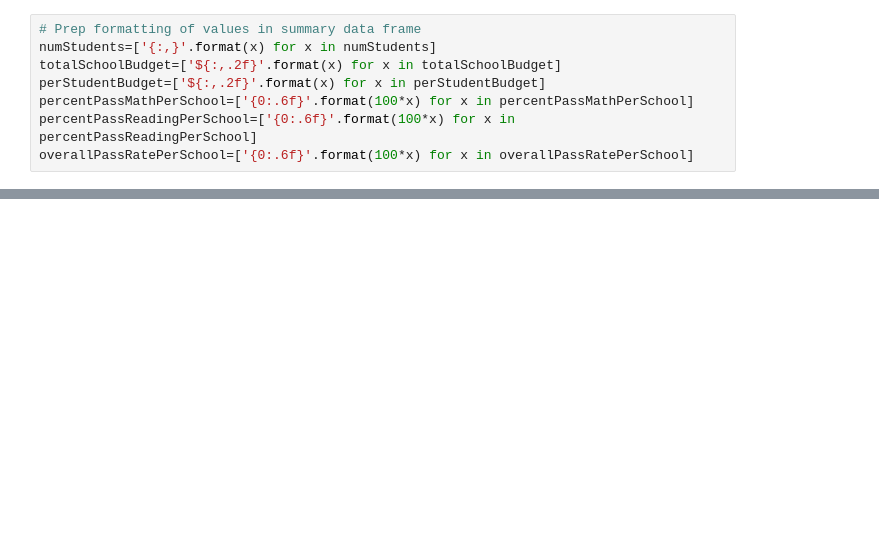
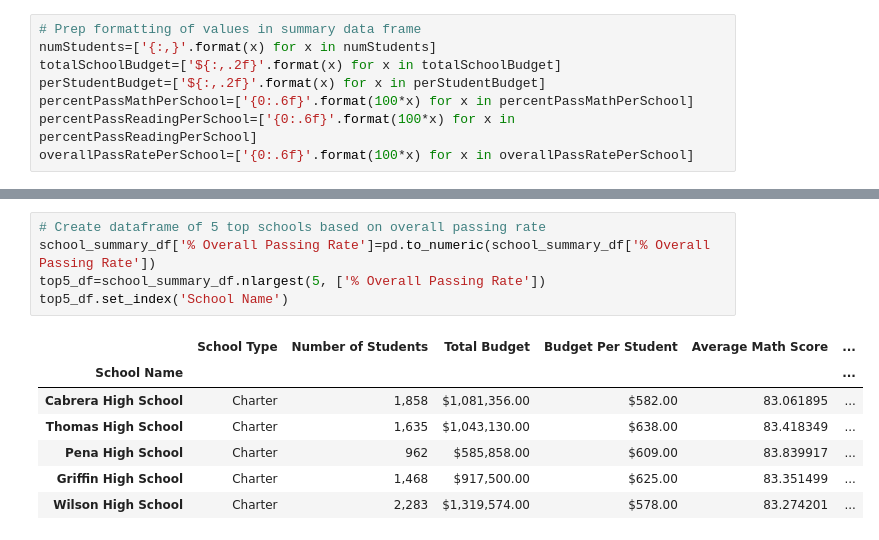
Before and after one commit to dpkeyes/Student-Grades-Analysis-Python, a Jupyter notebook: PyCitySchools.ipynb, the cells around one changed output, grey strips where cells are left out. Drawn from its saved outputs; the diff is of its cells as text; blank space fills up the shorter version.

Commit message:
more modules completed, 3 tables left

```diff
--- a/PyCitySchools.ipynb
+++ b/PyCitySchools.ipynb
@@ -230,3 +221,16 @@ school_summary_df
 | 12 | Thomas High School | Charter | 1,635 | $1,043,130.00 | $638.00 | 83.418349 | ... |
 | 13 | Wilson High School | Charter | 2,283 | $1,319,574.00 | $578.00 | 83.274201 | ... |
 | 14 | Wright High School | Charter | 1,800 | $1,049,400.00 | $583.00 | 83.682222 | ... |
+# %%
+# Create dataframe of 5 top schools based on overall passing rate
+school_summary_df['% Overall Passing Rate']=pd.to_numeric(school_summary_df['% Overall Passing Rate'])
+top5_df=school_summary_df.nlargest(5, ['% Overall Passing Rate'])
+top5_df.set_index('School Name')
+# %% [output]
+|  | School Type | Number of Students | Total Budget | Budget Per Student | Average Math Score | ... |
+| School Name |  |  |  |  |  | ... |
+| Cabrera High School | Charter | 1,858 | $1,081,356.00 | $582.00 | 83.061895 | ... |
+| Thomas High School | Charter | 1,635 | $1,043,130.00 | $638.00 | 83.418349 | ... |
+| Pena High School | Charter | 962 | $585,858.00 | $609.00 | 83.839917 | ... |
+| Griffin High School | Charter | 1,468 | $917,500.00 | $625.00 | 83.351499 | ... |
+| Wilson High School | Charter | 2,283 | $1,319,574.00 | $578.00 | 83.274201 | ... |
```
Also changed, not shown: parts of 4 cells of this notebook.
